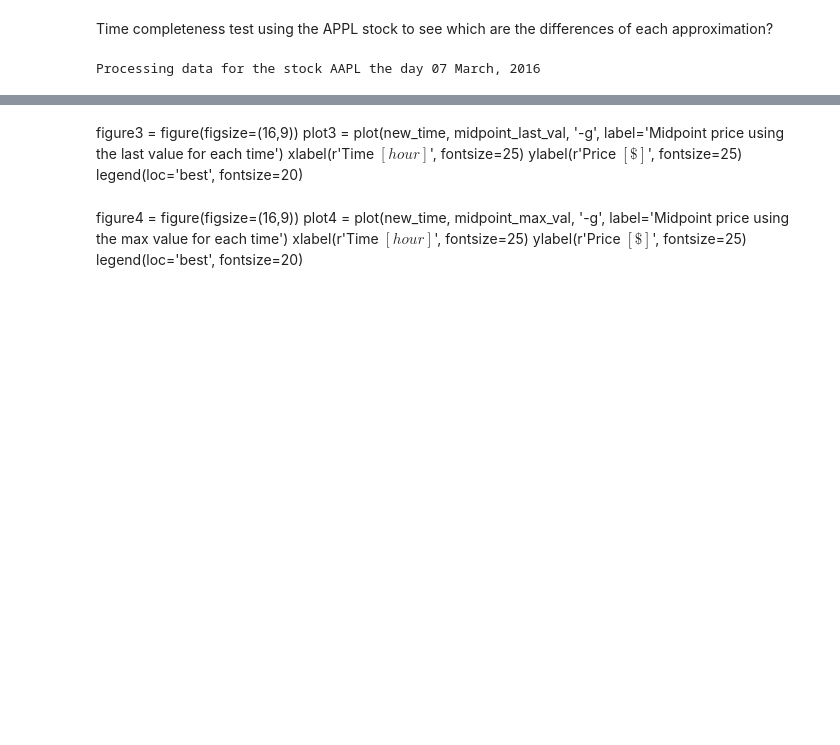
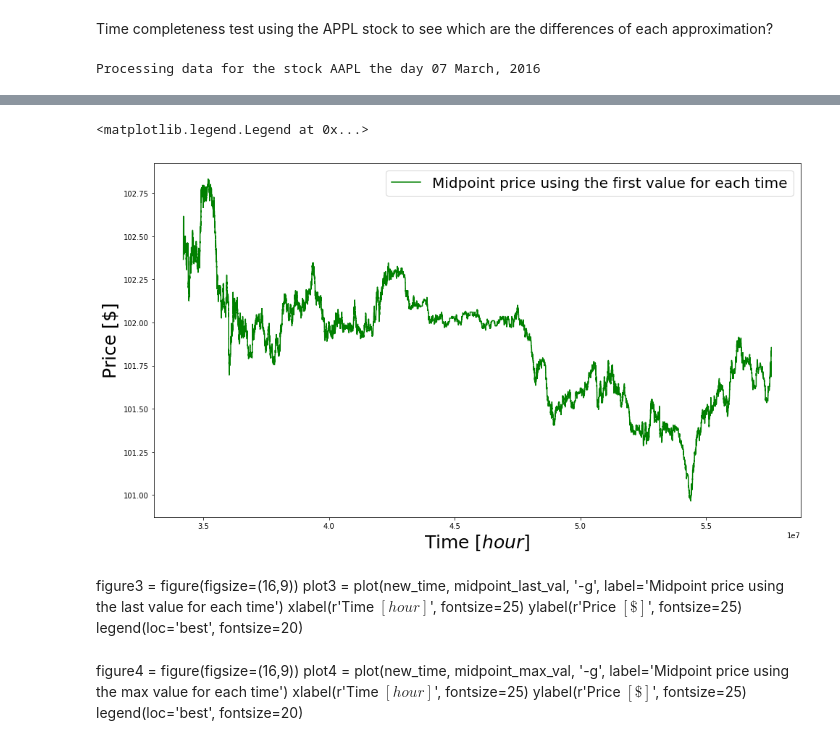
Before and after one commit to juanhenao21/financial_response_spread_year, a Jupyter notebook: Cross_response_individual_stock/Algorithms/midpoint_time_completeness_test.ipynb, the cells around one changed output, grey strips where cells are left out. Drawn from its saved outputs; the diff is of its cells as text; code cells hidden in the pictures; blank space fills up the shorter version.

```diff
--- a/Cross_response_individual_stock/Algorithms/midpoint_time_completeness_test.ipynb
+++ b/Cross_response_individual_stock/Algorithms/midpoint_time_completeness_test.ipynb
@@ -25,5 +35,5 @@ Processing data for the stock AAPL the day 07 March, 2016
 # %%
-new_time = np.array(range(14400000,72000000))
+new_time = np.array(range(34200000,57600000))
 # %%
 midpoint_first_val = 0. * new_time
 midpoint_first_val[-1] = midpoint[0]
@@ -44,7 +54,7 @@ count = 0
 
 for t_idx, t_val in enumerate(new_time):
 
-    if (t_val == time[count]):
+    if (count < len(time) and t_val == time[count]):
 
         avg_count = 0
         avg = 0
@@ -58,7 +68,7 @@ for t_idx, t_val in enumerate(new_time):
 
         count += 1
 
-        while (time[count - 1] == time[count]):
+        while (count < len(time) and time[count - 1] == time[count]):
 
             midpoint_max_val[t_idx] = max(midpoint_max_val[t_idx - 1], midpoint[count])
             midpoint_min_val[t_idx] = min(midpoint_min_val[t_idx - 1], midpoint[count])
@@ -79,7 +89,7 @@ for t_idx, t_val in enumerate(new_time):
             count += 1
 
         midpoint_avg_val[t_idx] = 1. * avg / avg_count
-        midpoint_last_val[t_idx] = midpoint[count]
+        if (count < len(time)): midpoint_last_val[t_idx] = midpoint[count]
 
     else:
 
@@ -118,3 +119,12 @@ legend(loc='best', fontsize=20)
+# %%
+figure2 = plt.figure(figsize=(16,9))
+plot2 = plt.plot(new_time, midpoint_first_val, '-g', label='Midpoint price using the first value for each time')
+plt.xlabel(r'Time $[hour]$', fontsize=25)
+plt.ylabel(r'Price $ [\$] $', fontsize=25)
+plt.legend(loc='best', fontsize=20)
+# %% [output]
+<matplotlib.legend.Legend at 0x...>
+[figure, added]
 # %% [markdown]
 figure3 = figure(figsize=(16,9))
 plot3 = plot(new_time, midpoint_last_val, '-g', label='Midpoint price using the last value for each time')
```
Also changed, not shown: parts of 7 cells of this notebook, 3 other files.
